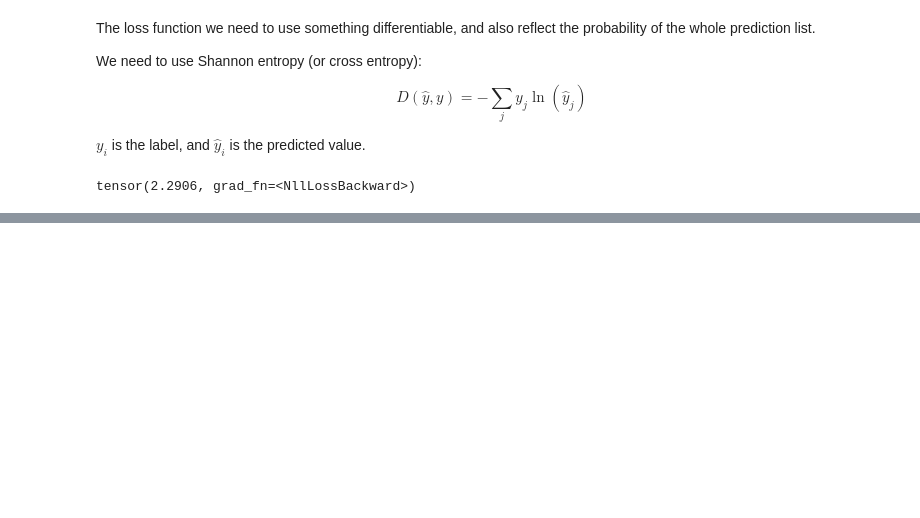
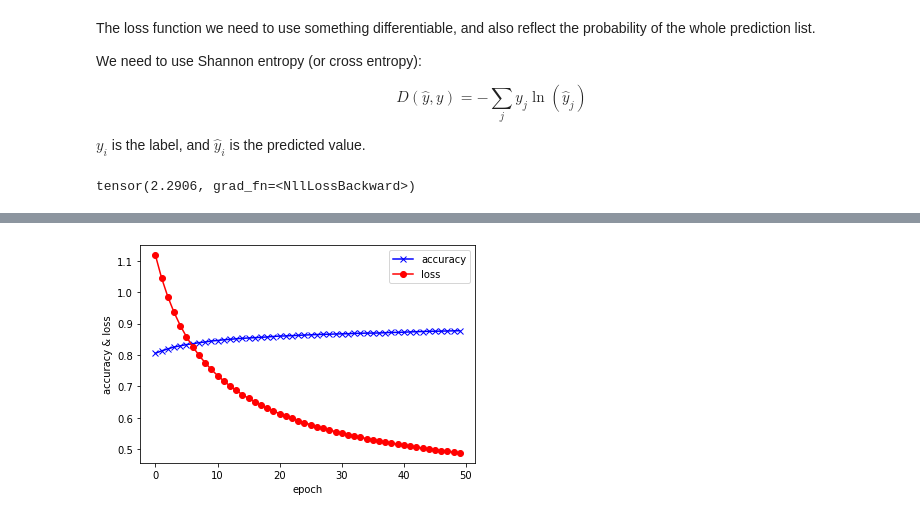
Before and after one commit to hezhengda/google-colab, a Jupyter notebook: Pytorch_for_deep_learning.ipynb, the cells around one changed output, grey strips where cells are left out. Cells and saved outputs as stored; diff of their text form; code cells hidden in the pictures; blank space fills up the shorter version.

```diff
--- a/Pytorch_for_deep_learning.ipynb
+++ b/Pytorch_for_deep_learning.ipynb
@@ -823,0 +949,5 @@ optimizer = torch.optim.SGD(model.parameters(), lr=learning_rate)
+# %%
+loss_fn = F.cross_entropy
+
+loss = loss_fn(outputs, labels)
+print(loss)
@@ -823,0 +956,24 @@ optimizer = torch.optim.SGD(model.parameters(), lr=learning_rate)
+# %%
+# problem independent part
+def fit(epochs, learning_rate, model, train_loader, val_loader, opt_func=torch.optim.SGD):
+    optimizer = opt_func(model.parameters(), learning_rate)
+    history = []
+
+    for epoch in range(epochs):
+
+        # Training phase
+        for batch in train_loader:
+            loss = model.training_step(batch)
+            loss.backward()
+            optimizer.step()
+            optimizer.zero_grad()
+
+        # validation phase
+        result = evaluate(model, val_loader)
+        model.epoch_end(epoch, result)
+        history.append(result)
+    return history
+
+def evaluate(model, val_loader):
+    outputs = [model.validation_step(batch) for batch in val_loader]
+    return model.validation_epoch_end(outputs)
@@ -823,0 +1022,2 @@ optimizer = torch.optim.SGD(model.parameters(), lr=learning_rate)
+# %%
+history1 = fit(50, 0.001, model, train_loader, val_loader)
@@ -823,0 +1042,13 @@ optimizer = torch.optim.SGD(model.parameters(), lr=learning_rate)
+# %%
+history1
+val_acc_history = [a['val_acc'] for a in history1]
+val_loss_history = [a['val_loss'] for a in history1]
+epochs = [i for i in range(len(history1))]
+plt.plot(epochs, val_acc_history, '-x', color='b', label='accuracy')
+plt.plot(epochs, val_loss_history, '-o', color='r', label='loss')
+plt.xlabel('epoch')
+plt.ylabel('accuracy & loss')
+plt.legend()
+plt.show()
+# %% [output]
+[figure, added]
```
Also changed, not shown: parts of 16 cells of this notebook.
